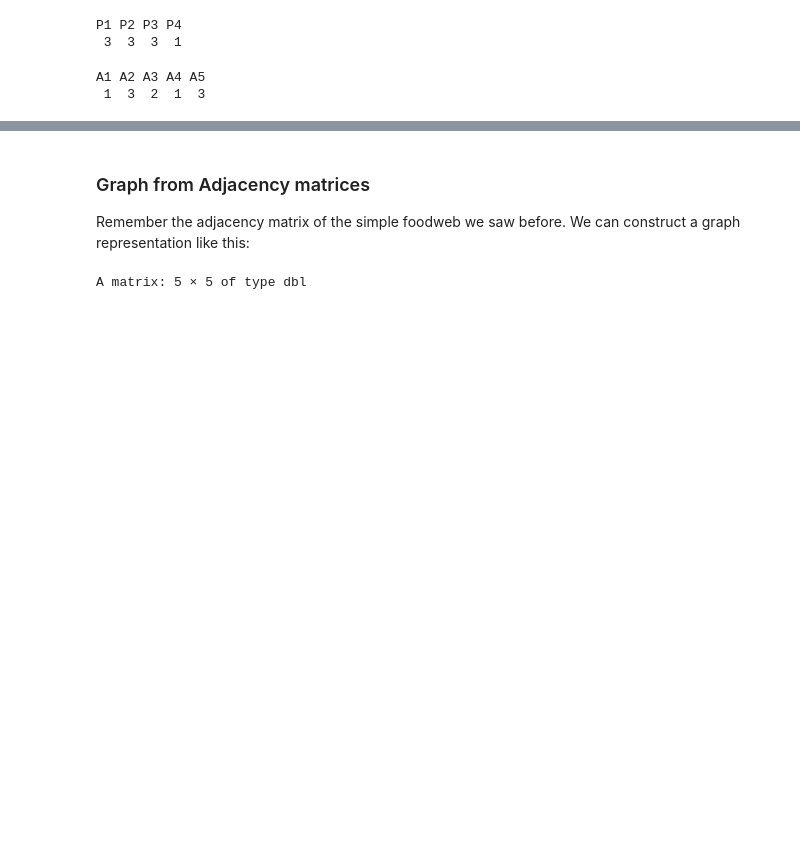
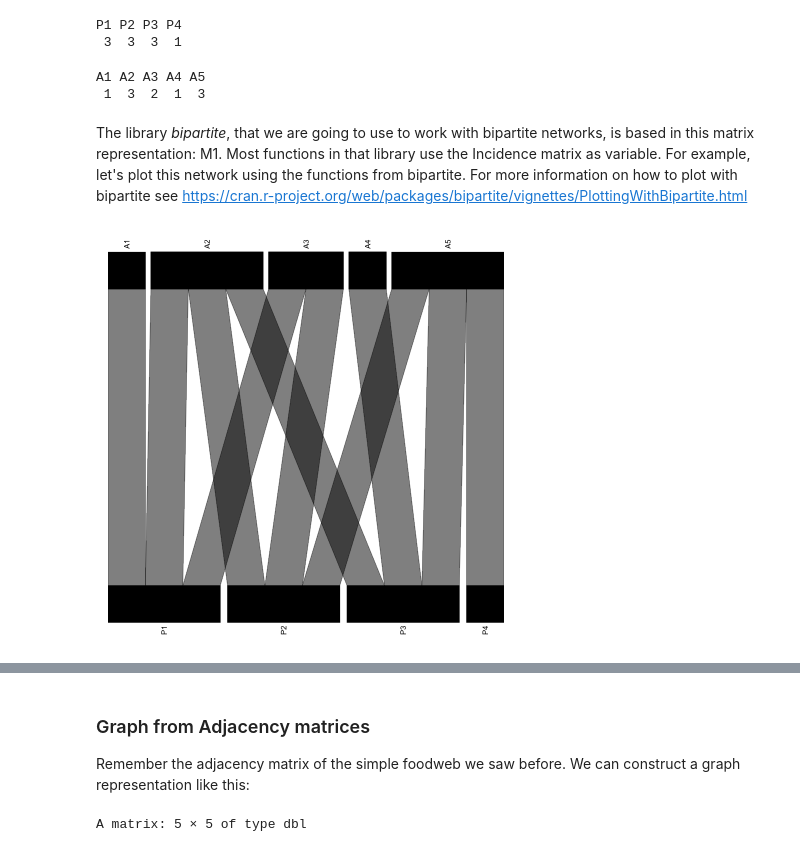
Before and after one commit to domgarvir/UPO_econetworks, a Jupyter notebook: Lesson01_1.ipynb, the cells around one changed output, grey strips where cells are left out. Cells and saved outputs as stored; diff of their text form; code cells hidden in the pictures; blank space fills up the shorter version.

```diff
--- a/Lesson01_1.ipynb
+++ b/Lesson01_1.ipynb
@@ -344,3 +350,10 @@ A1 A2 A3 A4 A5
 # %%
 #if we had frequencies as weight
 #M <- t(as_incidence_matrix(B),attr = "weight")
+# %% [markdown]
+The library *bipartite*, that we are going to use to work with bipartite networks, is based in this matrix representation: M1. Most functions in that library use the Incidence matrix as variable. For example, let's plot this network using the functions from bipartite.
+For more information on how to plot with bipartite see https://cran.r-project.org/web/packages/bipartite/vignettes/PlottingWithBipartite.html
+# %%
+plotweb(M1,spacing = "auto", srt = 90, text_size = 0.75)
+# %% [output]
+[figure, added]
```
Also changed, not shown: parts of 28 cells of this notebook, 15 other files.
